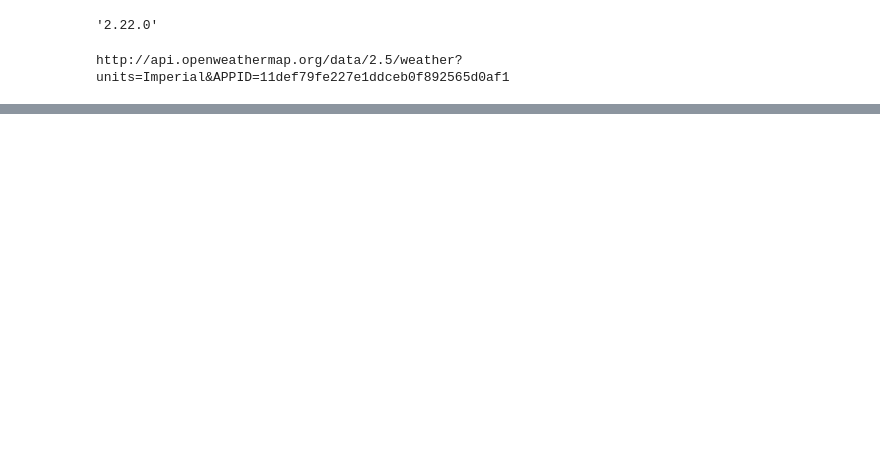
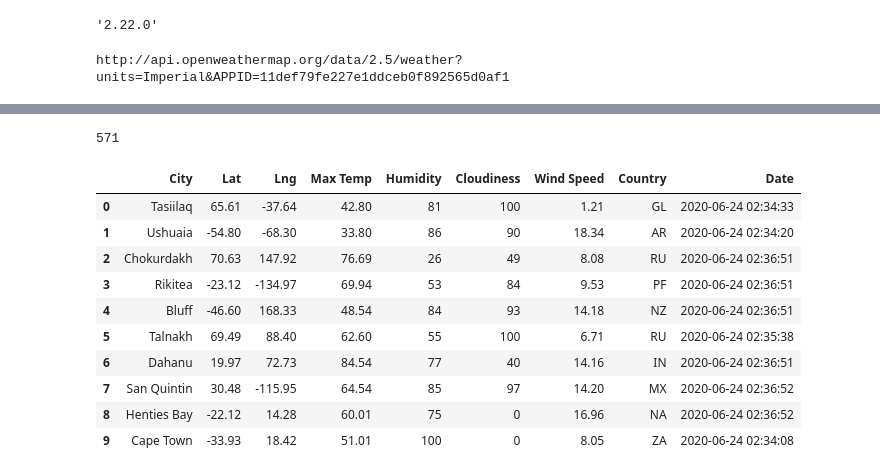
Before and after one commit to swund283/World_Weather_Analysis, a Jupyter notebook: WeatherPy.ipynb, the cells around one changed output, grey strips where cells are left out. Saved outputs shown, nothing was run; the diff lists cells and outputs as text; code cells hidden in the pictures; blank space fills up the shorter version.

```diff
--- a/WeatherPy.ipynb
+++ b/WeatherPy.ipynb
@@ -0,0 +20,12 @@
+# %%
+# Create a list for holding the cities.
+cities = []
+# Identify the nearest city for each latitude and longitude combination.
+for coordinate in coordinates:
+    city = citipy.nearest_city(coordinate[0], coordinate[1]).city_name
+
+    # If the city is unique, then we will add it to the cities list.
+    if city not in cities:
+        cities.append(city)
+# Print the city count to confirm sufficient count.
+len(cities)
@@ -23,0 +101,5 @@ http://api.openweathermap.org/data/2.5/weather?units=Imperial&APPID=11def79fe227
+# %%
+# Create an endpoint URL for a city.
+city_url = url + "&q=" + "Boston"
+city_weather = requests.get(city_url)
+city_weather.json()
@@ -23,0 +158,10 @@ http://api.openweathermap.org/data/2.5/weather?units=Imperial&APPID=11def79fe227
+# %%
+# Create an empty list to hold the weather data.
+city_data = []
+# Print the beginning of the logging.
+print("Beginning Data Retrieval     ")
+print("-----------------------------")
+
+# Create counters.
+record_count = 1
+set_count = 1
@@ -23,0 +248,20 @@ http://api.openweathermap.org/data/2.5/weather?units=Imperial&APPID=11def79fe227
+# %%
+len(city_data)
+# %% [output]
+571
+# %%
+# Convert the array of dictionaries to a Pandas DataFrame.
+city_data_df = pd.DataFrame(city_data)
+city_data_df.head(10)
+# %% [output]
+|  | City | Lat | Lng | Max Temp | Humidity | Cloudiness | Wind Speed | Country | Date |
+| 0 | Tasiilaq | 65.61 | -37.64 | 42.80 | 81 | 100 | 1.21 | GL | 2020-06-24 02:34:33 |
+| 1 | Ushuaia | -54.80 | -68.30 | 33.80 | 86 | 90 | 18.34 | AR | 2020-06-24 02:34:20 |
+| 2 | Chokurdakh | 70.63 | 147.92 | 76.69 | 26 | 49 | 8.08 | RU | 2020-06-24 02:36:51 |
+| 3 | Rikitea | -23.12 | -134.97 | 69.94 | 53 | 84 | 9.53 | PF | 2020-06-24 02:36:51 |
+| 4 | Bluff | -46.60 | 168.33 | 48.54 | 84 | 93 | 14.18 | NZ | 2020-06-24 02:36:51 |
+| 5 | Talnakh | 69.49 | 88.40 | 62.60 | 55 | 100 | 6.71 | RU | 2020-06-24 02:35:38 |
+| 6 | Dahanu | 19.97 | 72.73 | 84.54 | 77 | 40 | 14.16 | IN | 2020-06-24 02:36:51 |
+| 7 | San Quintin | 30.48 | -115.95 | 64.54 | 85 | 97 | 14.20 | MX | 2020-06-24 02:36:52 |
+| 8 | Henties Bay | -22.12 | 14.28 | 60.01 | 75 | 0 | 16.96 | NA | 2020-06-24 02:36:52 |
+| 9 | Cape Town | -33.93 | 18.42 | 51.01 | 100 | 0 | 8.05 | ZA | 2020-06-24 02:34:08 |
```
Also changed, not shown: parts of 28 cells of this notebook.
